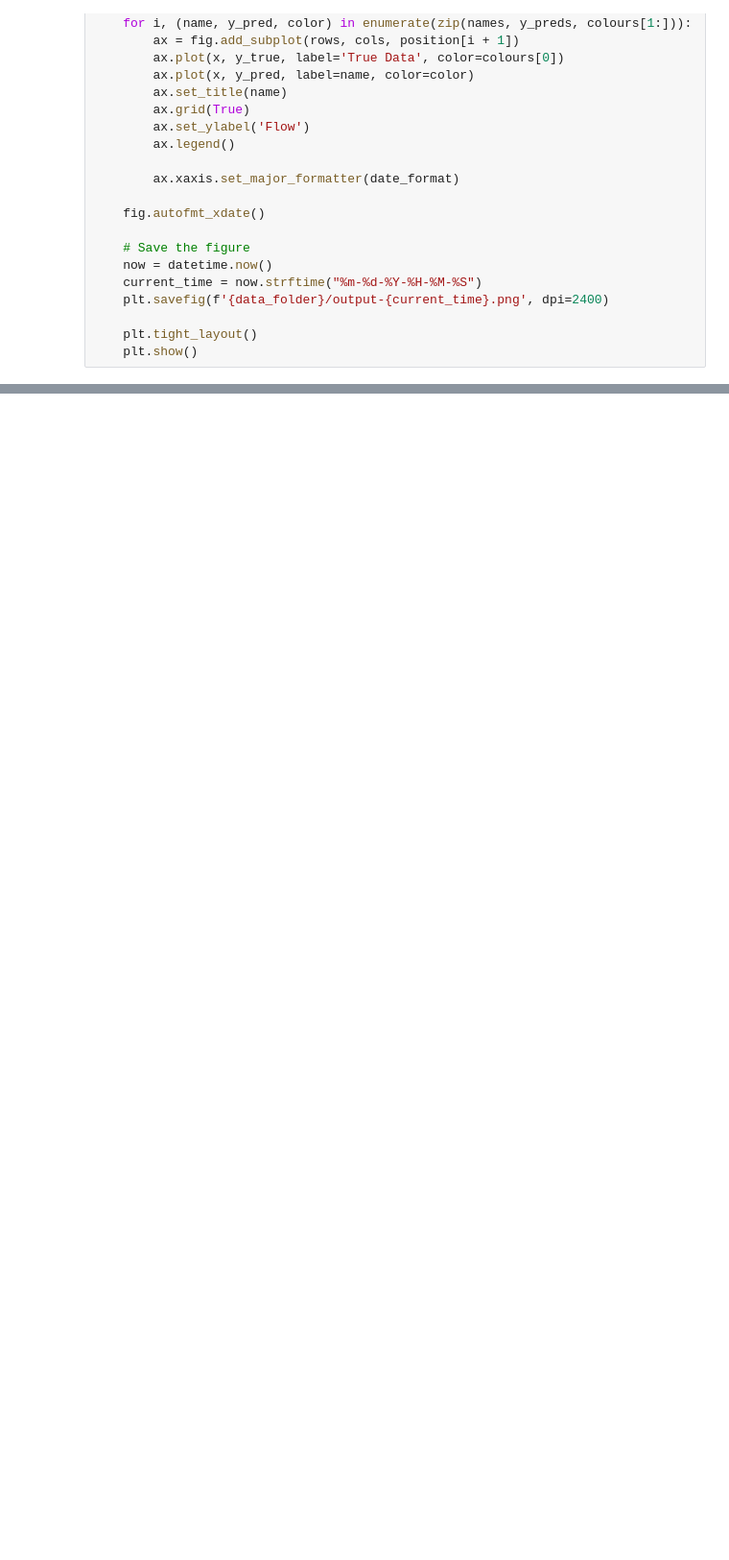
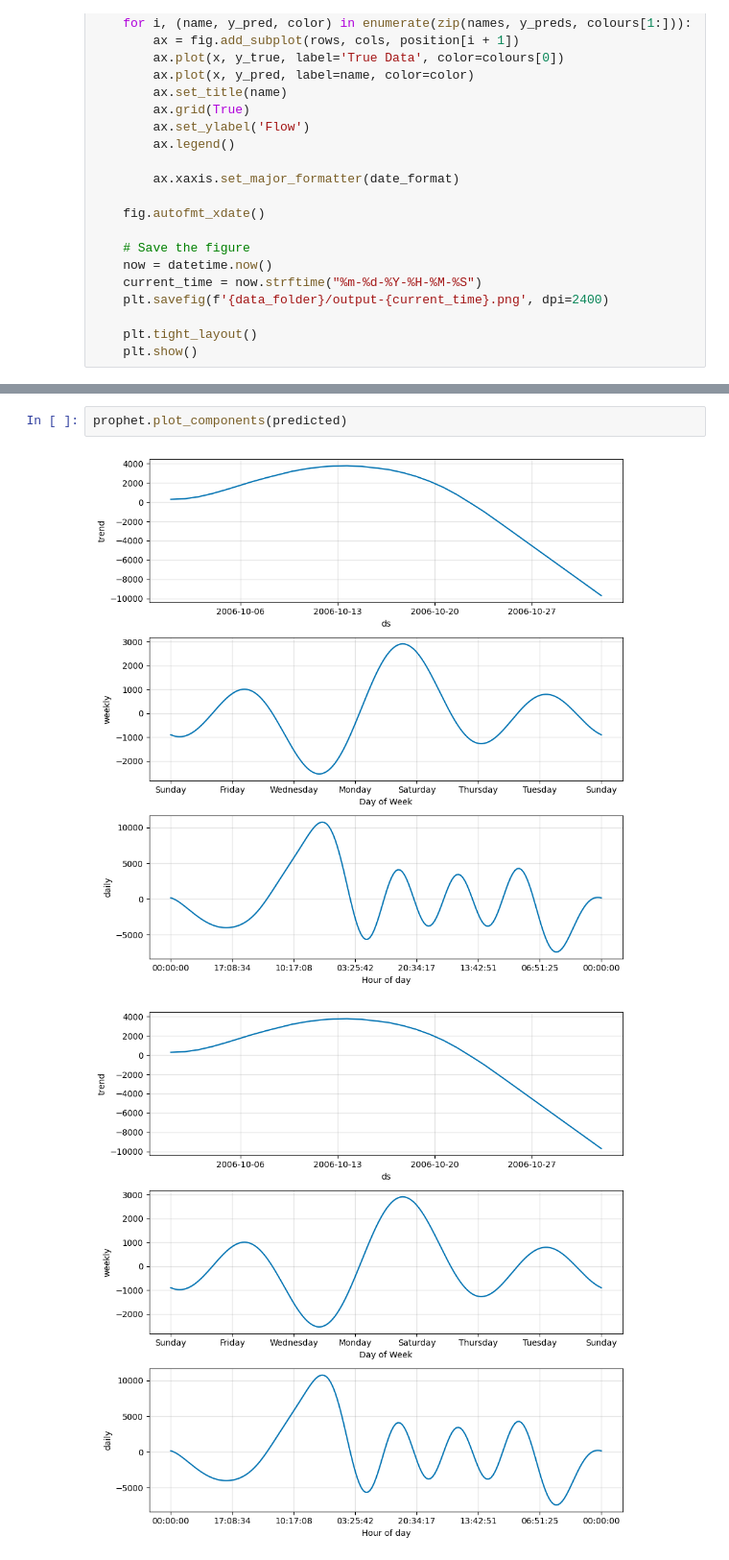
Before and after one commit to newbee1905/TrafficFlowPrediction, a Jupyter notebook: colab.ipynb, the cells around one changed output, grey strips where cells are left out. Shown at 96% size. Cells and saved outputs as stored; diff of their text form; blank space fills up the shorter version.

```diff
--- a/colab.ipynb
+++ b/colab.ipynb
@@ -758,0 +761,5 @@ plot_results(y_test[:periods], y_preds, names, periods)
+# %%
+prophet.plot_components(predicted)
+# %% [output]
+[figure, added]
+[figure, added]
```
Also changed, not shown: parts of 13 cells of this notebook.
